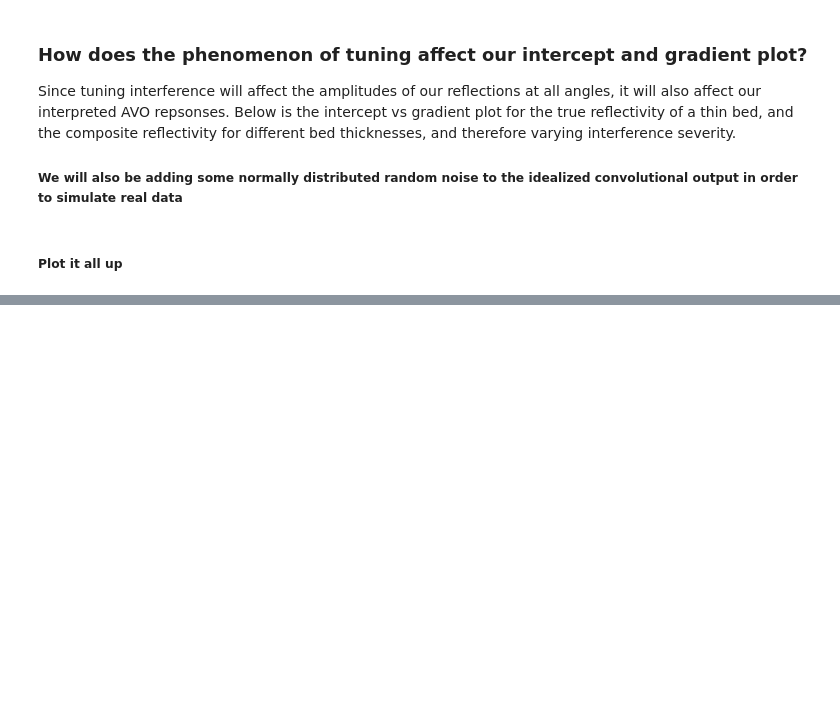
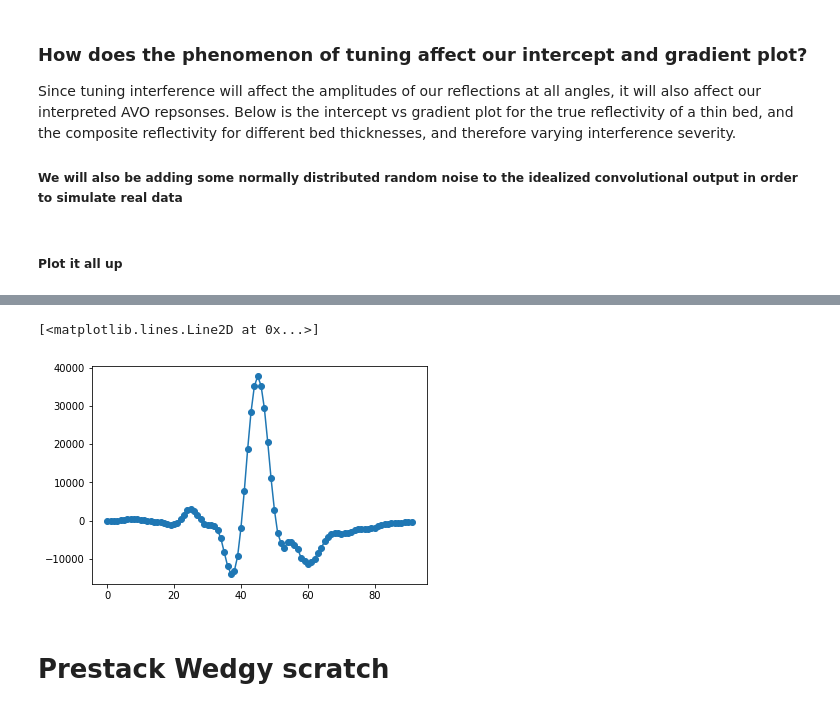
Before and after one commit to tccw/geotools, a Jupyter notebook: tutorials/AVOtutorial.ipynb, the cells around one changed output, grey strips where cells are left out. Saved outputs shown, nothing was run; the diff lists cells and outputs as text; code cells hidden in the pictures; blank space fills up the shorter version.

```diff
--- a/tutorials/AVOtutorial.ipynb
+++ b/tutorials/AVOtutorial.ipynb
@@ -1314,0 +982,13 @@ ax2.legend()
+# %%
+LeonWhiteWavelet = np.genfromtxt(r"F:\LeonWavelets\ExtendedWhiteKPSDM_Repsol_MC686_BP004.csv", delimiter=',')
+
+# LeonWhiteWavelet = LeonStatWavelet[97:161,1]
+plt.plot(LeonWhiteWavelet[83:175,1], marker='o')
+# plt.axhline(0)
+# LeonWhiteWavelet[92:165,0]
+# LeonWhiteWavelet[82:175,0]
+# %% [output]
+[<matplotlib.lines.Line2D at 0x...>]
+[figure, added]
+# %% [markdown]
+# Prestack Wedgy scratch
```
Also changed, not shown: parts of 57 cells of this notebook.
